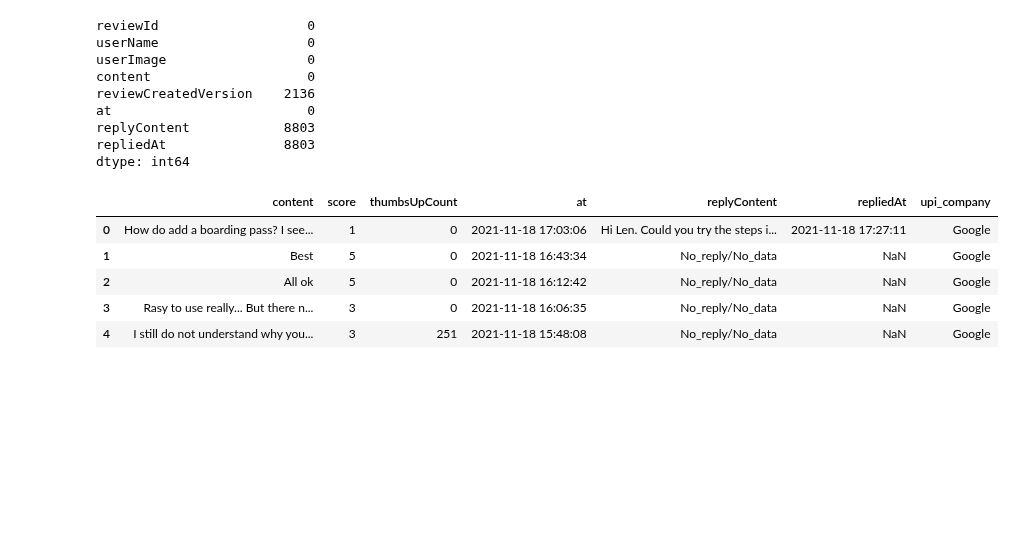
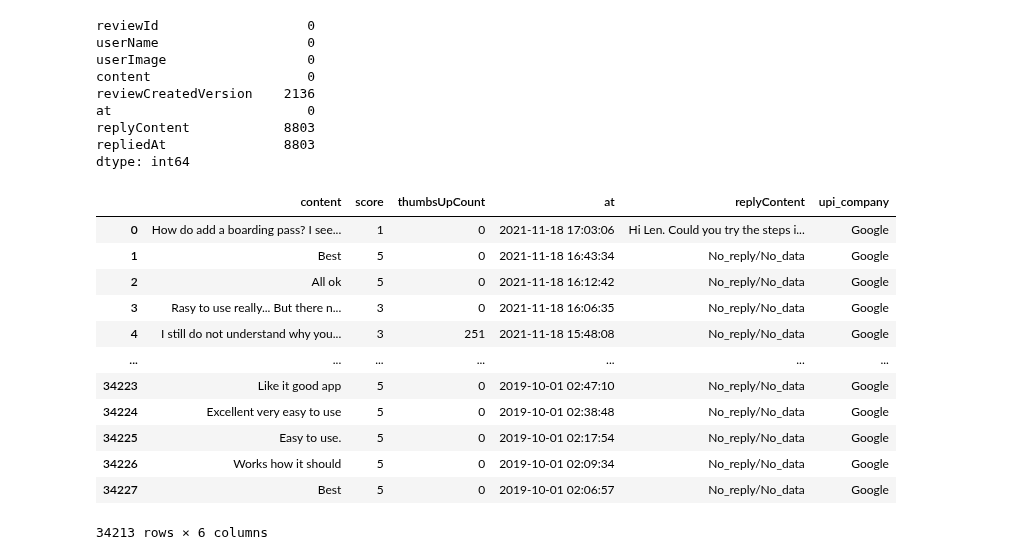
Before and after one commit to everydaycodings/Data-Science-End-To-End-Notebook-Project, a Jupyter notebook: UPI_Payment_Apps_review.ipynb, the cells around one changed output. Drawn from its saved outputs; the diff is of its cells as text; code cells hidden in the pictures; blank space fills up the shorter version.

Commit message:
Faeture Engineering completed UPI_Payment_Apps_review.ipynb

```diff
--- a/UPI_Payment_Apps_review.ipynb
+++ b/UPI_Payment_Apps_review.ipynb
@@ -109,7 +109,7 @@ replyContent            28106
 repliedAt               28106
 dtype: int64
 # %%
-google_data = google_data.drop(columns=["reviewCreatedVersion"])
+google_data = google_data.drop(columns=["reviewCreatedVersion", "repliedAt"])
 google_data["replyContent"] = google_data["replyContent"].fillna("No_reply/No_data")
 # %%
 cat_category = [feature for feature in paytm_data.columns if paytm_data[feature].dtypes == "O"]
@@ -125,7 +125,7 @@ replyContent            69777
 repliedAt               69777
 dtype: int64
 # %%
-paytm_data = paytm_data.drop(columns=["reviewCreatedVersion"])
+paytm_data = paytm_data.drop(columns=["reviewCreatedVersion","repliedAt"])
 paytm_data["replyContent"] = paytm_data["replyContent"].fillna("No_reply/No_data")
 # %%
 cat_category = [feature for feature in phonepay_data.columns if phonepay_data[feature].dtypes == "O"]
@@ -141,7 +141,7 @@ replyContent            8803
 repliedAt               8803
 dtype: int64
 # %%
-phonepay_data = phonepay_data.drop(columns=["reviewCreatedVersion"])
+phonepay_data = phonepay_data.drop(columns=["reviewCreatedVersion", "repliedAt"])
 phonepay_data["replyContent"] = phonepay_data["replyContent"].fillna("No_reply/No_data")
 # %%
 google_data = google_data.drop(["Unnamed: 0", "reviewId", "userName", "userImage"],axis=1)
@@ -150,12 +150,19 @@ phonepay_data = phonepay_data.drop(["Unnamed: 0", "reviewId", "userName", "userI
 # %%
 google_data["upi_company"] = "Google"
 paytm_data["upi_company"] = "paytm"
 phonepay_data["upi_company"] = "phonepay"
-google_data.head()
+google_data
 # %% [output]
-|  | content | score | thumbsUpCount | at | replyContent | repliedAt | upi_company |
-| 0 | How do add a boarding pass? I see... | 1 | 0 | 2021-11-18 17:03:06 | Hi Len. Could you try the steps i... | 2021-11-18 17:27:11 | Google |
-| 1 | Best | 5 | 0 | 2021-11-18 16:43:34 | No_reply/No_data | NaN | Google |
-| 2 | All ok | 5 | 0 | 2021-11-18 16:12:42 | No_reply/No_data | NaN | Google |
-| 3 | Rasy to use really... But there n... | 3 | 0 | 2021-11-18 16:06:35 | No_reply/No_data | NaN | Google |
-| 4 | I still do not understand why you... | 3 | 251 | 2021-11-18 15:48:08 | No_reply/No_data | NaN | Google |
+|  | content | score | thumbsUpCount | at | replyContent | upi_company |
+| 0 | How do add a boarding pass? I see... | 1 | 0 | 2021-11-18 17:03:06 | Hi Len. Could you try the steps i... | Google |
+| 1 | Best | 5 | 0 | 2021-11-18 16:43:34 | No_reply/No_data | Google |
+| 2 | All ok | 5 | 0 | 2021-11-18 16:12:42 | No_reply/No_data | Google |
+| 3 | Rasy to use really... But there n... | 3 | 0 | 2021-11-18 16:06:35 | No_reply/No_data | Google |
+| 4 | I still do not understand why you... | 3 | 251 | 2021-11-18 15:48:08 | No_reply/No_data | Google |
+| ... | ... | ... | ... | ... | ... | ... |
+| 34223 | Like it good app | 5 | 0 | 2019-10-01 02:47:10 | No_reply/No_data | Google |
+| 34224 | Excellent very easy to use | 5 | 0 | 2019-10-01 02:38:48 | No_reply/No_data | Google |
+| 34225 | Easy to use. | 5 | 0 | 2019-10-01 02:17:54 | No_reply/No_data | Google |
+| 34226 | Works how it should | 5 | 0 | 2019-10-01 02:09:34 | No_reply/No_data | Google |
+| 34227 | Best | 5 | 0 | 2019-10-01 02:06:57 | No_reply/No_data | Google |
+34213 rows × 6 columns
```
Also changed, not shown: parts of 2 cells of this notebook.
